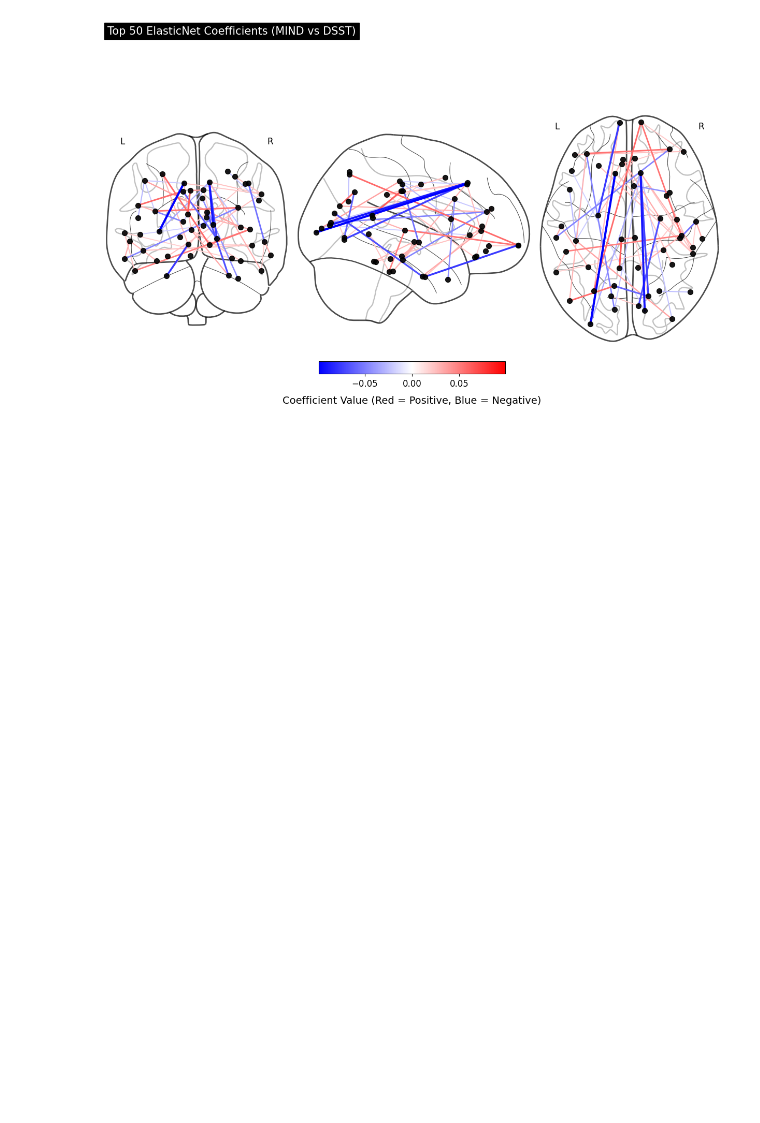
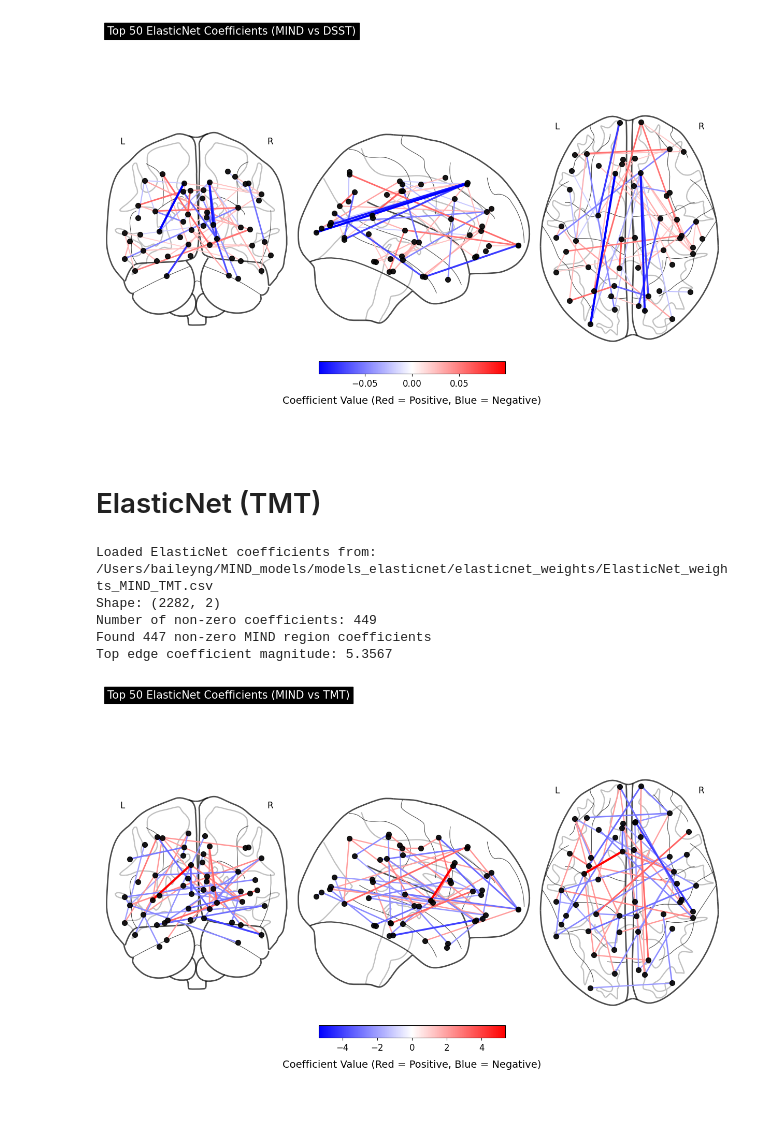
Before and after one commit to bailey168/MIND_models, a Jupyter notebook: models_elasticnet/visualize_MIND.ipynb, the cells around one changed output. Saved outputs shown, nothing was run; the diff lists cells and outputs as text; code cells hidden in the pictures; blank space fills up the shorter version.

```diff
--- a/models_elasticnet/visualize_MIND.ipynb
+++ b/models_elasticnet/visualize_MIND.ipynb
@@ -184,3 +196,15 @@ Number of non-zero coefficients: 120
 Found 119 non-zero MIND region coefficients
 Top edge coefficient magnitude: 0.0986
 [figure]
+# %% [markdown]
+# ElasticNet (TMT)
+# %%
+weights_file = '/Users/baileyng/MIND_models/models_elasticnet/elasticnet_weights/ElasticNet_weights_MIND_TMT.csv'
+plot_elasticnet_weights(weights_file, 'MIND', 'TMT', top_n=50)
+# %% [output]
+Loaded ElasticNet coefficients from: /Users/baileyng/MIND_models/models_elasticnet/elasticnet_weights/ElasticNet_weights_MIND_TMT.csv
+Shape: (2282, 2)
+Number of non-zero coefficients: 449
+Found 447 non-zero MIND region coefficients
+Top edge coefficient magnitude: 5.3567
+[figure, added]
```
Also changed, not shown: parts of 10 cells of this notebook, 25 other files.
